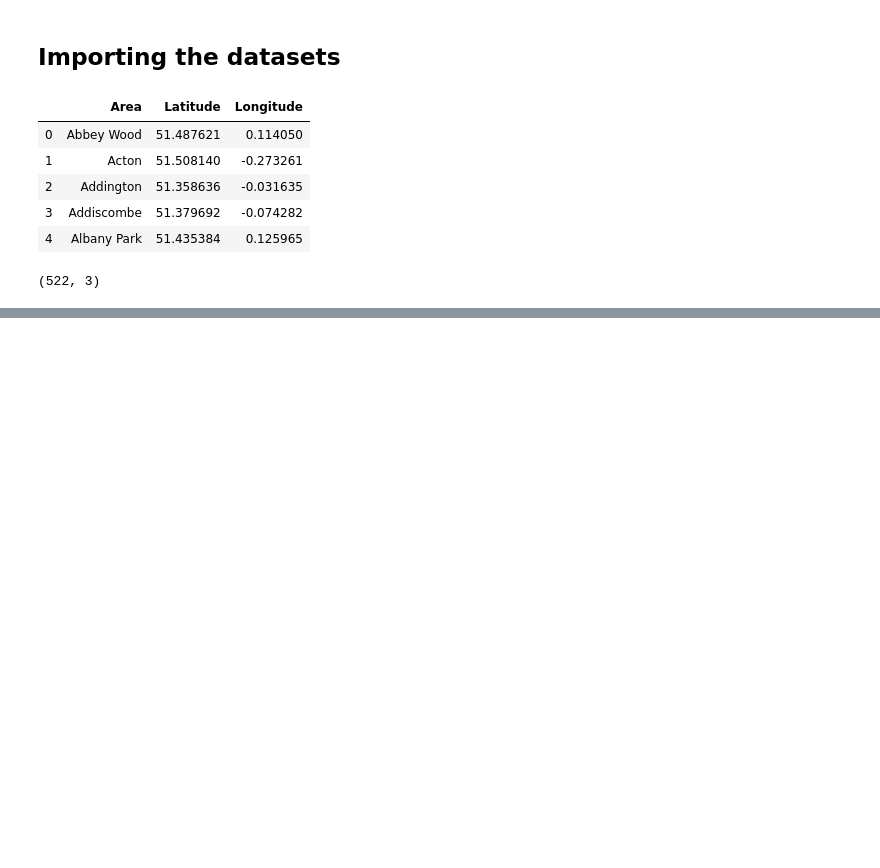
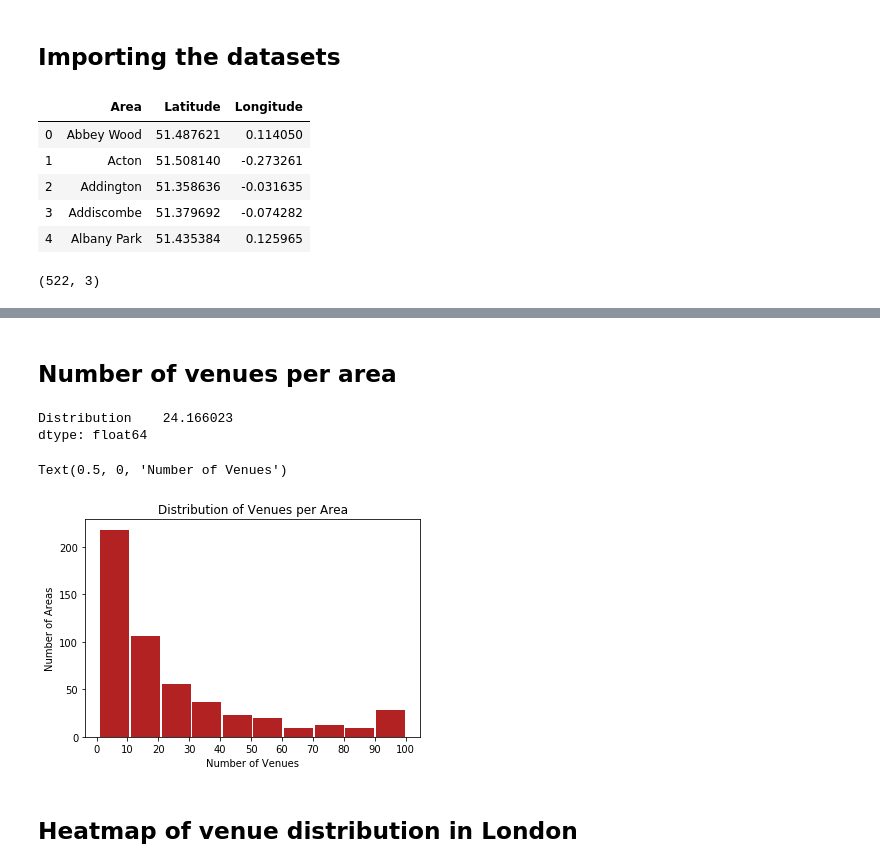
Before and after one commit to leo-hsk/brexit_moving_to_frankfurt, a Jupyter notebook: Data Analysis.ipynb, the cells around one changed output, grey strips where cells are left out. Saved outputs shown, nothing was run; the diff lists cells and outputs as text; code cells hidden in the pictures; blank space fills up the shorter version.

```diff
--- a/Data Analysis.ipynb
+++ b/Data Analysis.ipynb
@@ -113,0 +656,6 @@ map_frankfurt
+# %%
+london_venues = getNearbyVenues(names=df_l['Area'],
+                                   latitudes=df_l['Latitude'],
+                                   longitudes=df_l['Longitude'],
+                                   radius=500
+                                  )
@@ -113,0 +675,21 @@ map_frankfurt
+# %% [markdown]
+## Number of venues per area
+# %%
+london_distrib = london_venues.groupby('Area').count()
+london_distrib.drop(london_distrib.columns.difference(['Area Latitude']), 1, inplace=True)
+london_distrib.columns = ['Distribution']
+london_distrib.mean()
+# %% [output]
+Distribution    24.166023
+dtype: float64
+# %%
+london_distrib["Distribution"].plot(kind="hist", rwidth=.95, color="firebrick")
+plt.xticks([10 * i for i in range(11)])
+plt.title("Distribution of Venues per Area")
+plt.ylabel("Number of Areas")
+plt.xlabel("Number of Venues")
+# %% [output]
+Text(0.5, 0, 'Number of Venues')
+[figure, added]
+# %% [markdown]
+## Heatmap of venue distribution in London
```
Also changed, not shown: parts of 107 cells of this notebook, 2 other files.
